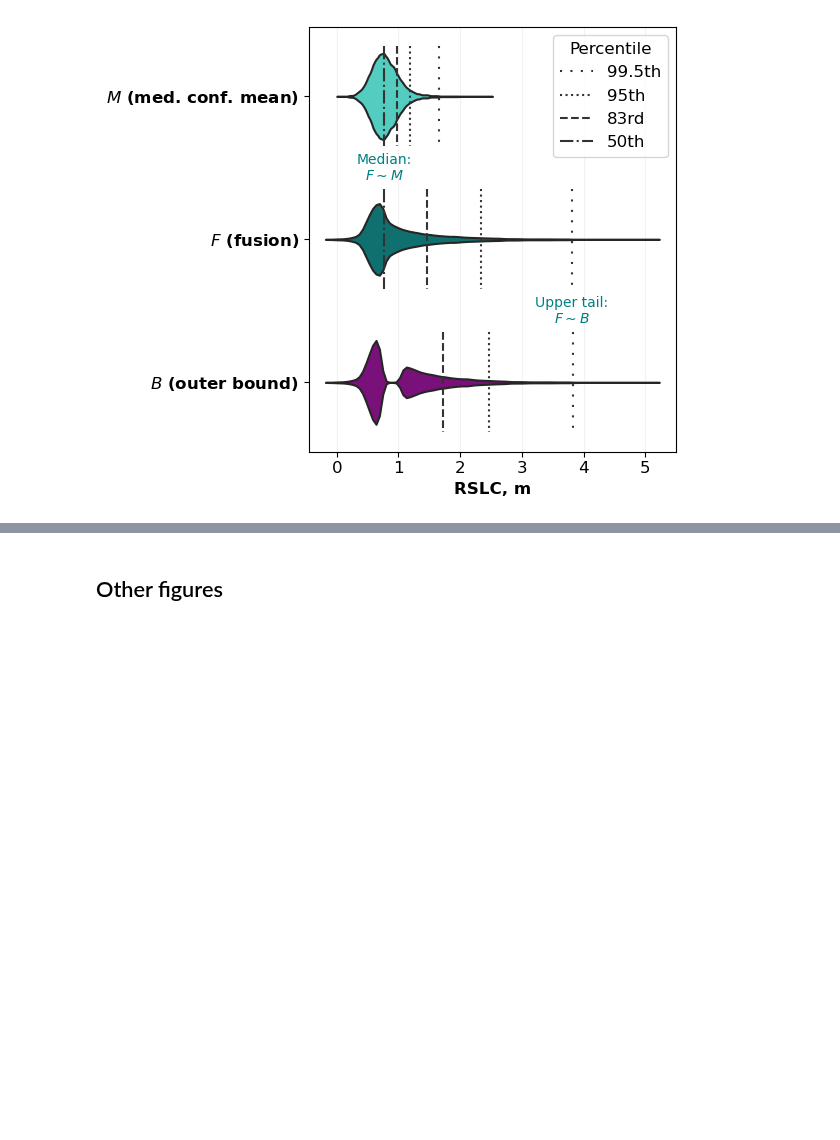
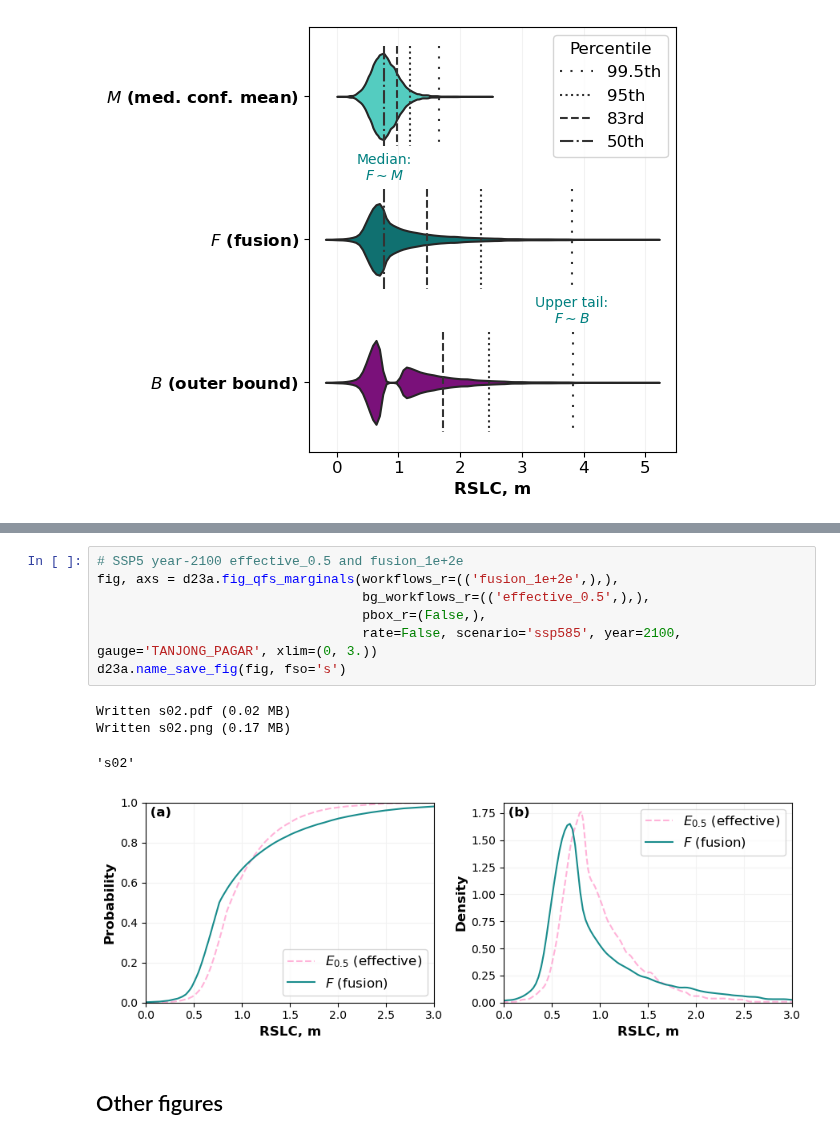
Before and after one commit to grandey/d23a-fusion, a Jupyter notebook: fusion_analysis_d23a.ipynb, the cells around one changed output, grey strips where cells are left out. Saved outputs shown, nothing was run; the diff lists cells and outputs as text; blank space fills up the shorter version.

```diff
--- a/fusion_analysis_d23a.ipynb
+++ b/fusion_analysis_d23a.ipynb
@@ -80,3 +82,15 @@ Written fig05.png (0.13 MB)
+# %%
+# SSP5 year-2100 effective_0.5 and fusion_1e+2e
+fig, axs = d23a.fig_qfs_marginals(workflows_r=(('fusion_1e+2e',),),
+                                  bg_workflows_r=(('effective_0.5',),),
+                                  pbox_r=(False,),
+                                  rate=False, scenario='ssp585', year=2100, gauge='TANJONG_PAGAR', xlim=(0, 3.))
+d23a.name_save_fig(fig, fso='s')
+# %% [output]
+Written s02.pdf (0.02 MB)
+Written s02.png (0.17 MB)
+'s02'
+[figure, added]
 # %% [markdown]
 ## Other figures
 # %%
```
Also changed, not shown: parts of 6 cells of this notebook, 5 other files.
